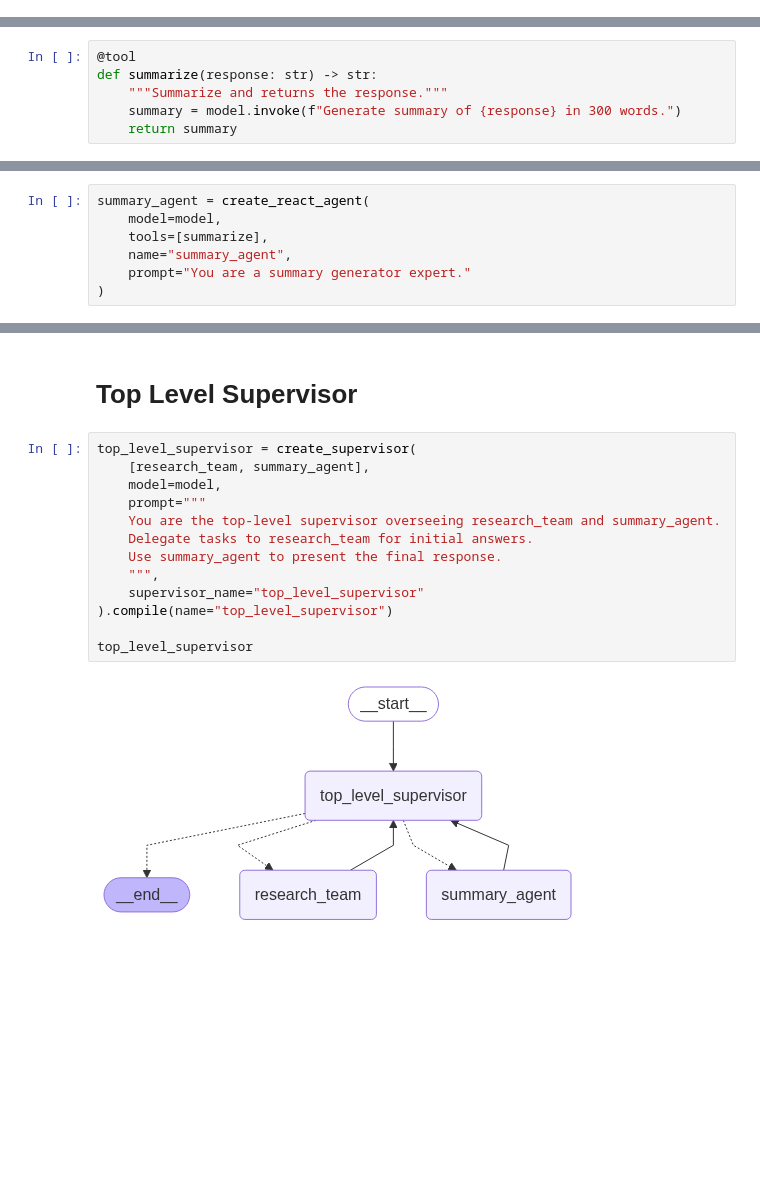
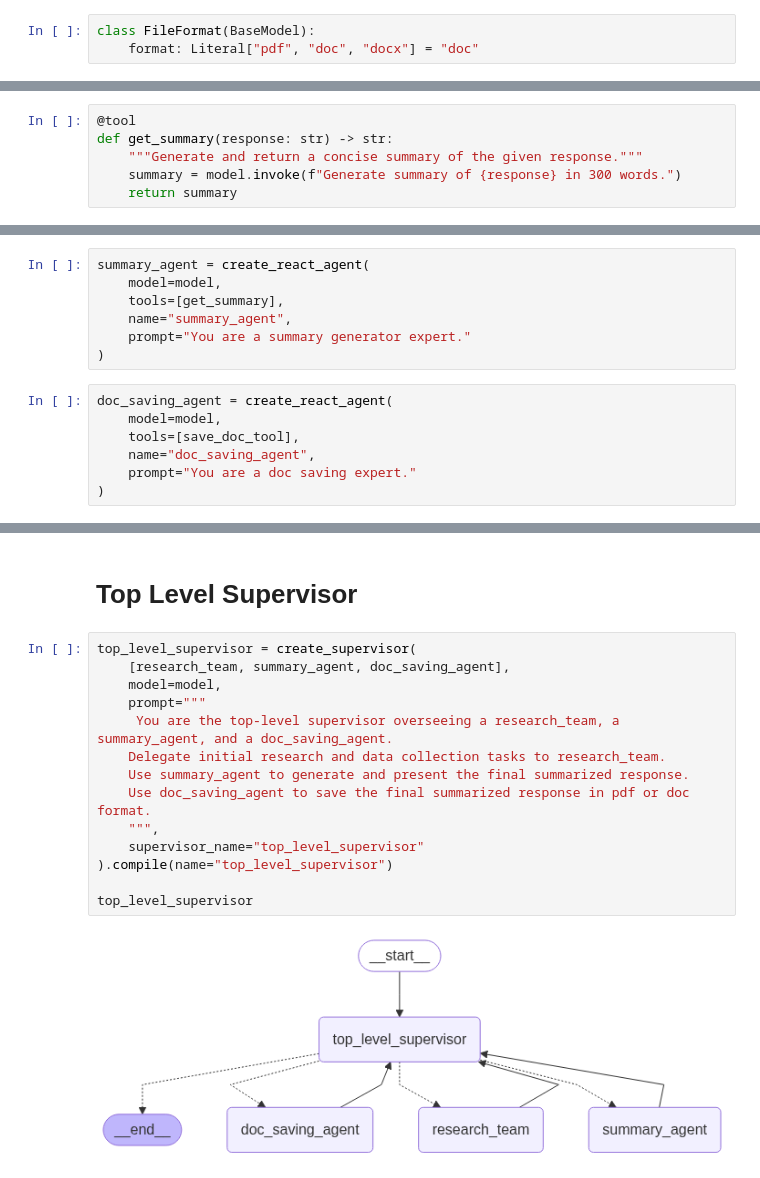
Before and after one commit to razamehar/Hierarchical-Agent-Teams, a Jupyter notebook: notebook/experiments.ipynb, the cells around one changed output, grey strips where cells are left out. Drawn from its saved outputs; the diff is of its cells as text; blank space fills up the shorter version.

Commit message:
added additional tools

```diff
--- a/notebook/experiments.ipynb
+++ b/notebook/experiments.ipynb
@@ -14,3 +26,6 @@ model = ChatOpenAI()
+# %%
+class FileFormat(BaseModel):
+    format: Literal["pdf", "doc", "docx"] = "doc"
 # %% [markdown]
 # Tools
 # %%
@@ -45,7 +60,7 @@ def multiply(a: float, b: float) -> float:
     return a * b
 # %%
 @tool
-def summarize(response: str) -> str:
-    """Summarize and returns the response."""
+def get_summary(response: str) -> str:
+    """Generate and return a concise summary of the given response."""
     summary = model.invoke(f"Generate summary of {response} in 300 words.")
     return summary
@@ -71,10 +119,17 @@ math_agent = create_react_agent(
 # %%
 summary_agent = create_react_agent(
     model=model,
-    tools=[summarize],
+    tools=[get_summary],
     name="summary_agent",
     prompt="You are a summary generator expert."
 )
+# %%
+doc_saving_agent = create_react_agent(
+    model=model,
+    tools=[save_doc_tool],
+    name="doc_saving_agent",
+    prompt="You are a doc saving expert."
+)
 # %% [markdown]
 ## Mid-Level Supervisors
 # %%
@@ -98,21 +153,22 @@ research_team = create_supervisor(
 ).compile(name="research_team")
 # %% [markdown]
 # Top Level Supervisor
-# %%
-top_level_supervisor = create_supervisor(
-    [research_team, summary_agent],
-    model=model,
-    prompt="""
-    You are the top-level supervisor overseeing research_team and summary_agent.
-    Delegate tasks to research_team for initial answers.
-    Use summary_agent to present the final response.
-    """,
-    supervisor_name="top_level_supervisor"
-).compile(name="top_level_supervisor")
-
-top_level_supervisor
-# %% [output]
-[figure, removed]
+# %%
+top_level_supervisor = create_supervisor(
+    [research_team, summary_agent, doc_saving_agent],
+    model=model,
+    prompt="""
+     You are the top-level supervisor overseeing a research_team, a summary_agent, and a doc_saving_agent.
+    Delegate initial research and data collection tasks to research_team.
+    Use summary_agent to generate and present the final summarized response.
+    Use doc_saving_agent to save the final summarized response in pdf or doc format.
+    """,
+    supervisor_name="top_level_supervisor"
+).compile(name="top_level_supervisor")
+
+top_level_supervisor
+# %% [output]
+[figure, added]
 # %%
 result = top_level_supervisor.invoke({
     "messages": [
```
Also changed, not shown: parts of 5 cells of this notebook, 19 other files.
